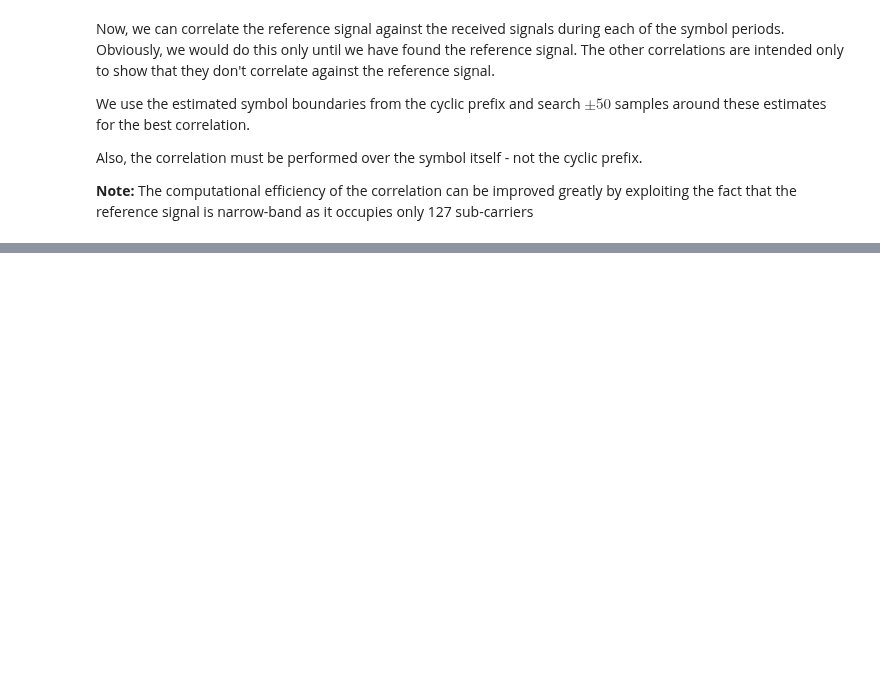
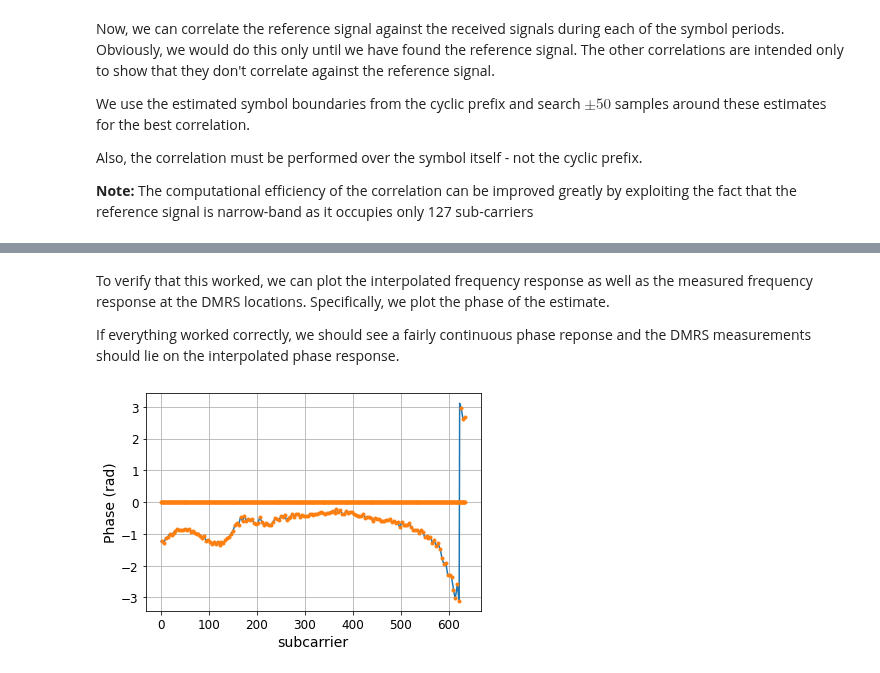
Before and after one commit to bepepa/digital_comms, a Jupyter notebook: 100_ofdm_dispersive.ipynb, the cells around one changed output, grey strips where cells are left out. Drawn from its saved outputs; the diff is of its cells as text; code cells hidden in the pictures; blank space fills up the shorter version.

Commit message:
Fixed equalizer interpolation and phase-continuous frequency correction

```diff
--- a/100_ofdm_dispersive.ipynb
+++ b/100_ofdm_dispersive.ipynb
@@ -602,0 +592,49 @@ array([-20.91921677-1.354205j  , -15.89911328-2.63808997j,
+# %%
+## Derive initial equalizer values
+eqs = {}
+
+# create a tringular pulse to be used as the interpolation filter [0, 1/M, ..., 1, 1-1/M, ..., 1/M]
+# by including the leading zero, the filter delay is M_dmrs
+intp_filter = np.concatenate((np.arange(M_dmrs+1)/M_dmrs, 1 - np.arange(1, M_dmrs)/M_dmrs))
+
+for user in sliv_l:
+    id = user['id']
+    l0 = user['l0']
+    k0 = user['k0']
+    ke = user['ke']
+
+    # pull out the symbol that holds the DMRS
+    rx_dmrs = RX_active[l0,:]
+    this_dmrs = dmrs_seqs[id]
+
+    # allocate space for equalizer and initialize to zeros
+    this_eq = np.zeros_like(this_dmrs)
+
+    # at the DMRS locations, equalizer weights can be computed directly
+    # estimate the channel at the locations of the DMRS subcarriers,
+    # in between the DMRS locations, there are zeros
+    for  k in range(k0, ke+1):
+        if k % M_dmrs == 2:   #  is this a DMRS subcarrier?
+            this_eq[k] = rx_dmrs[k] / this_dmrs[k]
+
+    # perform linear interpolation by filtering with above filter
+    tmp = np.convolve(this_eq, intp_filter)
+
+    # after filtering, remove filter delay and trim transient at end
+    eqs[id] = tmp[M_dmrs:M_dmrs+len(this_eq)]
+# %% [markdown]
+To verify that this worked, we can plot the interpolated frequency response as well as the measured frequency response at the DMRS locations. Specifically, we plot the phase of the estimate.
+
+If everything worked correctly, we should see a fairly continuous phase reponse and the DMRS measurements should lie on the interpolated phase response.
+# %%
+## plot phase of estimated frequency response
+plt.plot((np.angle(eqs[id][k0:ke+1])))       # interpolated
+plt.plot((np.angle(this_eq[k0:ke+1])),'.')   # measured or zero
+
+plt.grid()
+plt.xlabel('subcarrier')
+plt.ylabel('Phase (rad)')
+
+plt.show()
+# %% [output]
+[figure, added]
```
Also changed, not shown: parts of 18 cells of this notebook.
